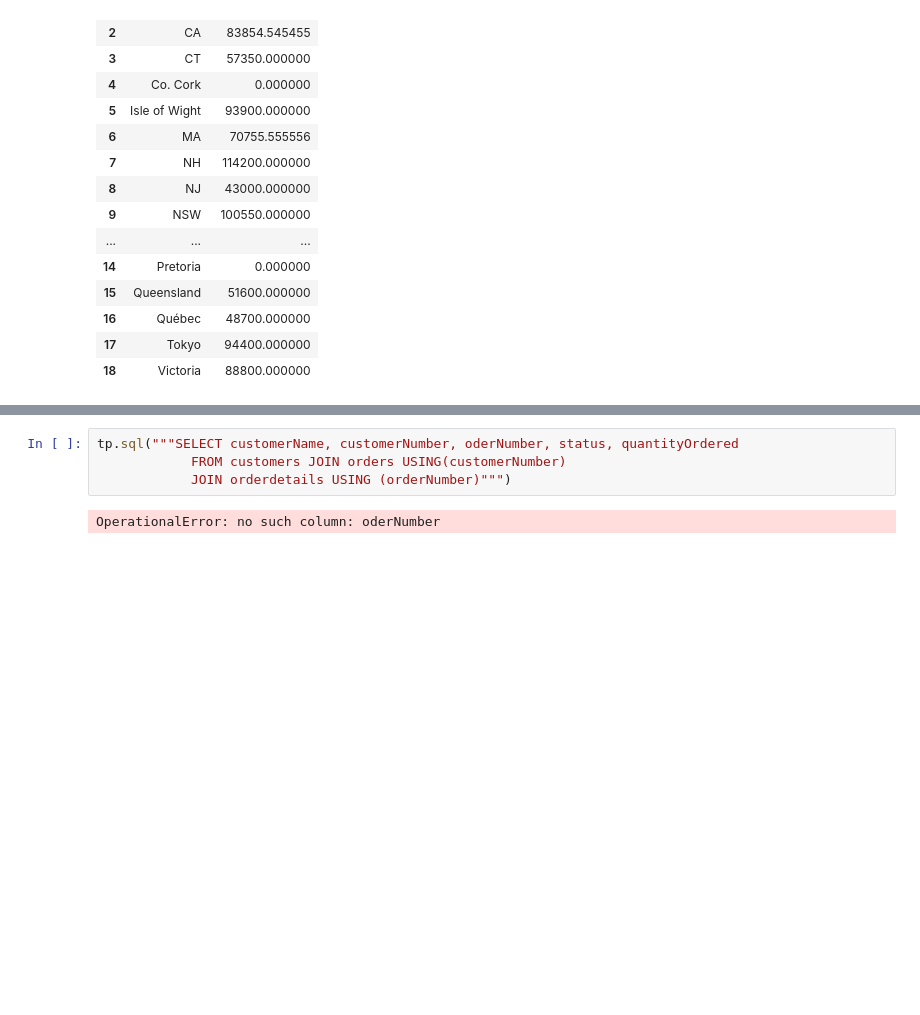
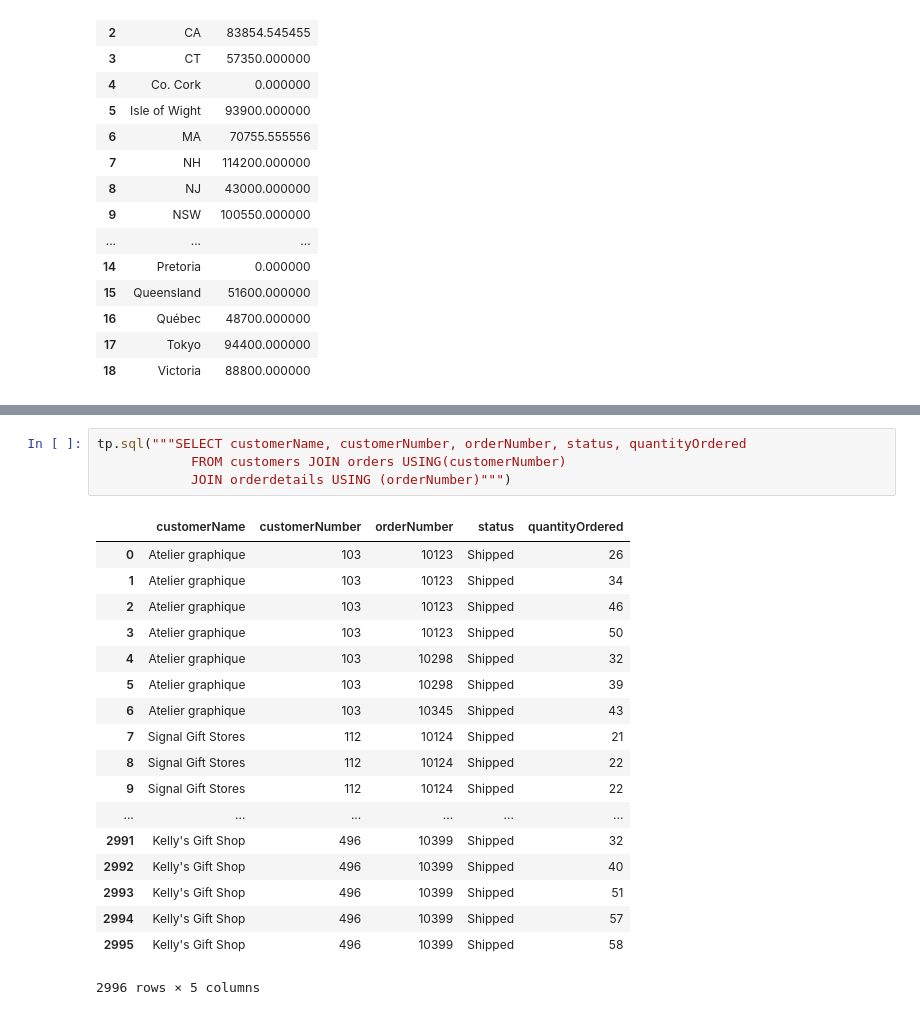
Before and after one commit to Pietrassyk/dsc-more-practice-with-sql-queries-lab-nyc-ds-career-042219, a Jupyter notebook: index.ipynb, the cells around one changed output, grey strips where cells are left out. Cells and saved outputs as stored; diff of their text form; blank space fills up the shorter version.

```diff
--- a/index.ipynb
+++ b/index.ipynb
@@ -114,11 +114,28 @@ tp.sql("""select state, AVG(creditLimit) FROM customers GROUP BY (state)""")
 
 Now, write a query that uses JOIN statements to get the customer name, customer number, order number, status, and quantity ordered. Print only the head of this DataFrame.
 # %%
-tp.sql("""SELECT customerName, customerNumber, oderNumber, status, quantityOrdered
+tp.sql("""SELECT customerName, customerNumber, orderNumber, status, quantityOrdered
             FROM customers JOIN orders USING(customerNumber)
             JOIN orderdetails USING (orderNumber)""")
 # %% [output]
+|  | customerName | customerNumber | orderNumber | status | quantityOrdered |
+| 0 | Atelier graphique | 103 | 10123 | Shipped | 26 |
+| 1 | Atelier graphique | 103 | 10123 | Shipped | 34 |
+| 2 | Atelier graphique | 103 | 10123 | Shipped | 46 |
+| 3 | Atelier graphique | 103 | 10123 | Shipped | 50 |
+| 4 | Atelier graphique | 103 | 10298 | Shipped | 32 |
+| 5 | Atelier graphique | 103 | 10298 | Shipped | 39 |
+| 6 | Atelier graphique | 103 | 10345 | Shipped | 43 |
+| 7 | Signal Gift Stores | 112 | 10124 | Shipped | 21 |
+| 8 | Signal Gift Stores | 112 | 10124 | Shipped | 22 |
+| 9 | Signal Gift Stores | 112 | 10124 | Shipped | 22 |
+| ... | ... | ... | ... | ... | ... |
+| 2991 | Kelly's Gift Shop | 496 | 10399 | Shipped | 32 |
+| 2992 | Kelly's Gift Shop | 496 | 10399 | Shipped | 40 |
+| 2993 | Kelly's Gift Shop | 496 | 10399 | Shipped | 51 |
+| 2994 | Kelly's Gift Shop | 496 | 10399 | Shipped | 57 |
+| 2995 | Kelly's Gift Shop | 496 | 10399 | Shipped | 58 |
-OperationalError: no such column: oderNumber
+2996 rows × 5 columns
 # %% [markdown]
 #### Expected Output
 
```
